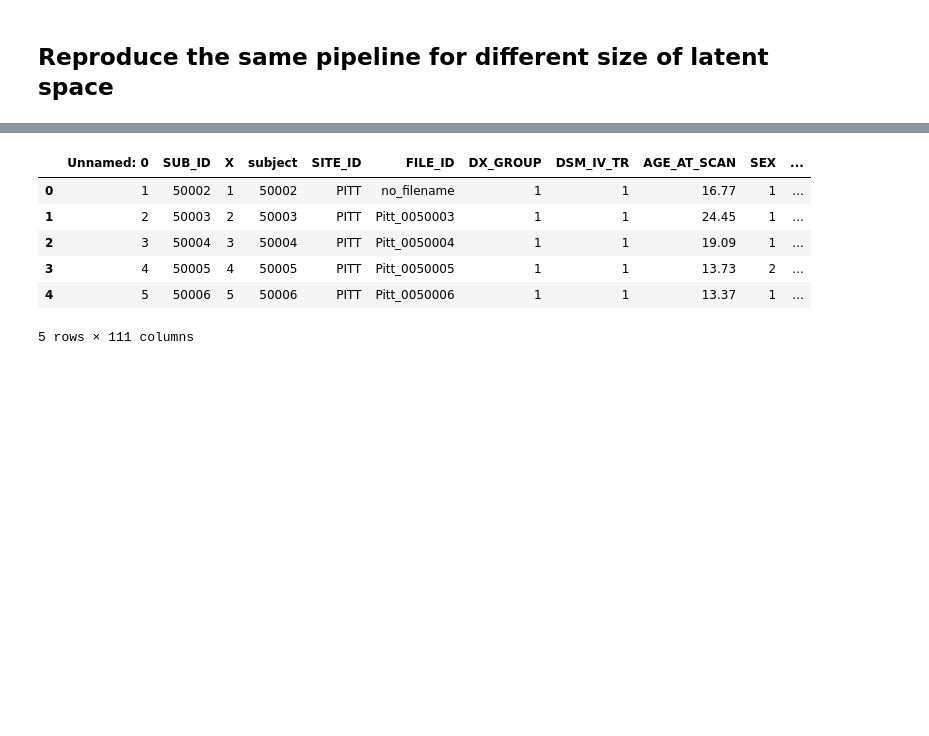
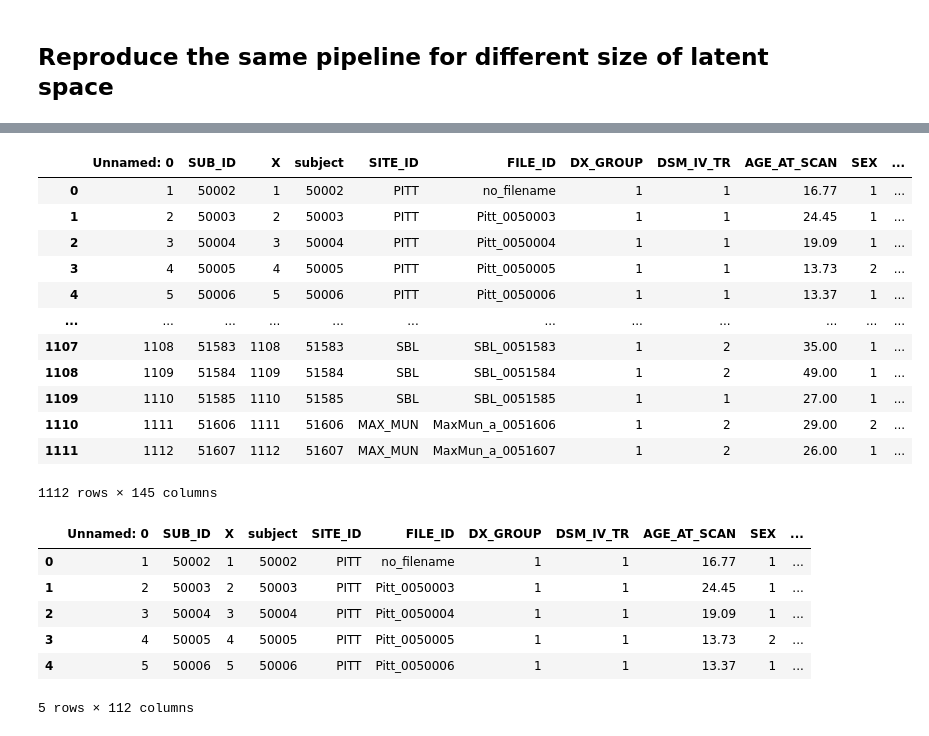
Before and after one commit to yanismiraoui/STATS209-Project, a Jupyter notebook: MRI_features_extractor.ipynb, the cells around one changed output, grey strips where cells are left out. Drawn from its saved outputs; the diff is of its cells as text; code cells hidden in the pictures; blank space fills up the shorter version.

```diff
--- a/MRI_features_extractor.ipynb
+++ b/MRI_features_extractor.ipynb
@@ -269,7 +262,7 @@ for latent_size in latent_sizes:
     print(f"Compressed representation shape: {compressed.shape}")
 
     # Create a dictionary to hold sub_id and corresponding compressed values
-    compressed_dict = {sub_id: compressed[i] for i, sub_id in enumerate(subject_ids)}
+    compressed_dict = {sub_id: list(compressed[i]) for i, sub_id in enumerate(subject_ids)}
 
     # Apply this function to each row in the DataFrame
     df[f"compressed_{latent_size}"] = df.apply(get_compressed_value, axis=1, args=(subject_ids, compressed))
@@ -293,0 +291,10 @@ Compressed representation shape: (1009, 10)
+# %%
+# Decompose each element of compressed_2, compressed_3, compressed_4, compressed_6, compressed_8, compressed_10
+# into separate columns named for example compressed_2_1, compressed_2_2, compressed_2_3 for 2
+# and compressed_3_1, compressed_3_2, compressed_3_3 for 3
+
+for latent_size in latent_sizes:
+    for i in range(latent_size):
+        print(f"Latent size: {latent_size}, component: {i+1}")
+        # if nan skip
+        df[f"compressed_{latent_size}_{i+1}"] = df[f"compressed_{latent_size}"].apply(lambda x: x[i] if not np.isnan(x).any() else np.nan)
@@ -294,3 +319,19 @@ Compressed representation shape: (1009, 10)
+# %%
+df
+# %% [output]
+|  | Unnamed: 0 | SUB_ID | X | subject | SITE_ID | FILE_ID | DX_GROUP | DSM_IV_TR | AGE_AT_SCAN | SEX | ... |
+| 0 | 1 | 50002 | 1 | 50002 | PITT | no_filename | 1 | 1 | 16.77 | 1 | ... |
+| 1 | 2 | 50003 | 2 | 50003 | PITT | Pitt_0050003 | 1 | 1 | 24.45 | 1 | ... |
+| 2 | 3 | 50004 | 3 | 50004 | PITT | Pitt_0050004 | 1 | 1 | 19.09 | 1 | ... |
+| 3 | 4 | 50005 | 4 | 50005 | PITT | Pitt_0050005 | 1 | 1 | 13.73 | 2 | ... |
+| 4 | 5 | 50006 | 5 | 50006 | PITT | Pitt_0050006 | 1 | 1 | 13.37 | 1 | ... |
+| ... | ... | ... | ... | ... | ... | ... | ... | ... | ... | ... | ... |
+| 1107 | 1108 | 51583 | 1108 | 51583 | SBL | SBL_0051583 | 1 | 2 | 35.00 | 1 | ... |
+| 1108 | 1109 | 51584 | 1109 | 51584 | SBL | SBL_0051584 | 1 | 2 | 49.00 | 1 | ... |
+| 1109 | 1110 | 51585 | 1110 | 51585 | SBL | SBL_0051585 | 1 | 1 | 27.00 | 1 | ... |
+| 1110 | 1111 | 51606 | 1111 | 51606 | MAX_MUN | MaxMun_a_0051606 | 1 | 2 | 29.00 | 2 | ... |
+| 1111 | 1112 | 51607 | 1112 | 51607 | MAX_MUN | MaxMun_a_0051607 | 1 | 2 | 26.00 | 1 | ... |
+1112 rows × 145 columns
 # %%
 # Check the DataFrame
 df.head()
@@ -301,7 +342,7 @@ df.head()
 | 2 | 3 | 50004 | 3 | 50004 | PITT | Pitt_0050004 | 1 | 1 | 19.09 | 1 | ... |
 | 3 | 4 | 50005 | 4 | 50005 | PITT | Pitt_0050005 | 1 | 1 | 13.73 | 2 | ... |
 | 4 | 5 | 50006 | 5 | 50006 | PITT | Pitt_0050006 | 1 | 1 | 13.37 | 1 | ... |
-5 rows × 111 columns
+5 rows × 112 columns
 # %%
 # Save df to csv
 df.to_csv("./data/ABIDE_tab_compressed.csv")
```
Also changed, not shown: parts of 7 cells of this notebook, 1 other file.
